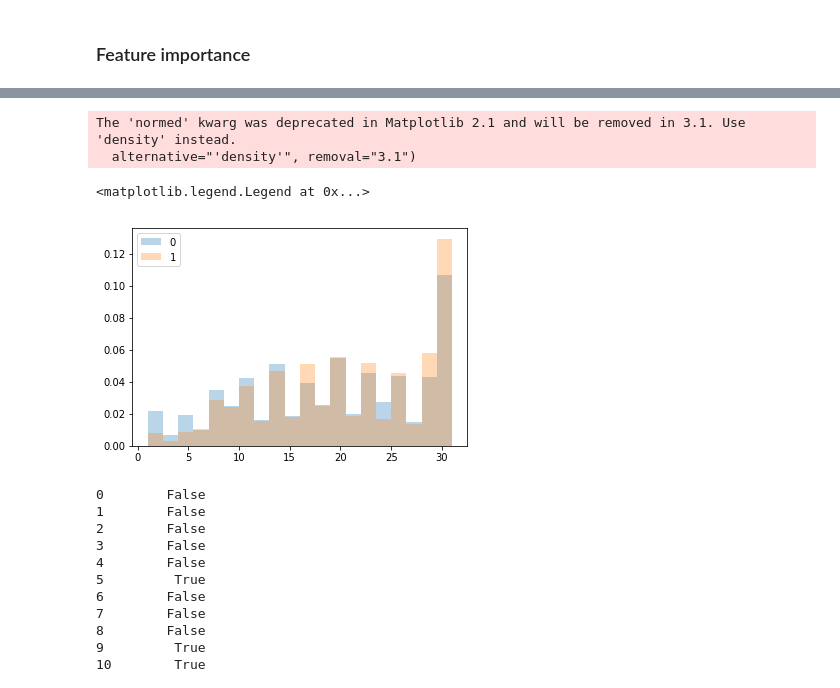
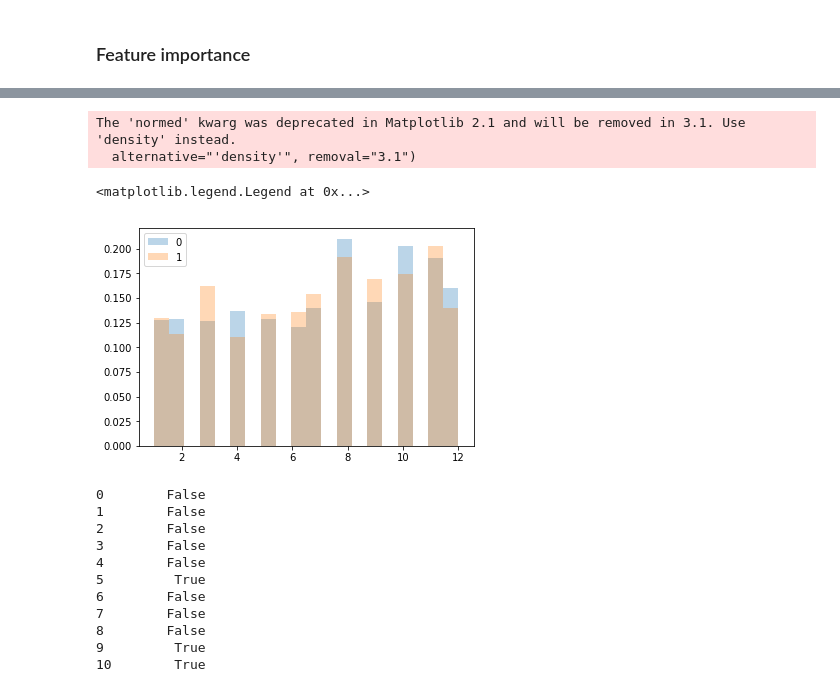
Before and after one commit to GiuliettaR/customer_retention_model, a Jupyter notebook: customer_churn-Copy1.ipynb, the cells around one changed output, grey strips where cells are left out. Saved outputs shown, nothing was run; the diff lists cells and outputs as text; code cells hidden in the pictures.

```diff
--- a/customer_churn-Copy1.ipynb
+++ b/customer_churn-Copy1.ipynb
@@ -4,3 +8,31 @@ import numpy as np
+# %%
+class Encoder():
+    def __init__(self, columns):
+        self.encoder = None
+        self.col_names = None
+        self.columns = columns
+        self.values = []
+
+    def fit(self, X):
+        X = X.loc[:, self.columns].astype(str)
+        self.values = [np.unique(X[col]) for col in X]
+        self.encoder = OneHotEncoder(categories=self.values, handle_unknown='ignore')
+
+        self.encoder.fit(X)
+        col_names = []
+        for column, values in zip(self.columns, self.values):
+            for value in values:
+
+                col_names.append(f'{column}_{value}')
+        self.col_names = col_names
+
+    def transform(self, X):
+        ar = self.encoder.transform(X.loc[:, self.columns].astype(str))
+        ar = ar.todense()
+        X = X.drop(columns=self.columns)
+        for i, col in enumerate(self.col_names):
+            X[col] = ar[:, i]
+        return X
 # %% [markdown]
 ### Load in Customer Data
 # %%
@@ -93,5 +121,6 @@ X = invoices.merge(customers, how='left', left_on=['CustID'], right_on=['Custome
 X = X.merge(accounts, how='left', on=['Account_ID'])
 X = X.merge(industry, how='left', left_on=['CustID'],right_on=['CustID'])
 X = X.merge(pr, how='left', left_on=['Year','Month'], right_on=['Year','Month'])
-X.drop(columns=['CustID', 'CustomerID'], inplace=True)
+X.drop(columns=['CustomerID'], inplace=True)
 y = pd.Series(repeat, dtype=int)
+ids = X['CustID']
@@ -97,0 +135,2 @@ y = pd.Series(repeat, dtype=int)
+# %%
+X.drop(columns=['CustID'], inplace=True)
@@ -104,8 +149,11 @@ Since we don't have enough data after this date, we can't include it in our trai
 # %%
 y = y[X['Date'] < cutoff_date]
+ids = ids[X['Date'] < cutoff_date]
 X = X[X['Date'] < cutoff_date]
 
+
 X.drop(columns=['Date'], inplace=True)
+X.drop(columns=['Day'], inplace=True)
 # %% [markdown]
 ### Split Data
 # %%
@@ -699,13 +726,13 @@ Length: 566, dtype: int64
 # %%
 fig, ax = plt.subplots()
-ax.hist(X.loc[y==0,'Day'], bins=20, alpha=0.3, label='0', normed=True)
-ax.hist(X.loc[y==1,'Day'], bins=20, alpha=0.3, label='1', normed=True)
+ax.hist(X.loc[y==0,'Month'], bins=20, alpha=0.3, label='0', normed=True)
+ax.hist(X.loc[y==1,'Month'], bins=20, alpha=0.3, label='1', normed=True)
 ax.legend()
 # %% [output]
 The 'normed' kwarg was deprecated in Matplotlib 2.1 and will be removed in 3.1. Use 'density' instead.
   alternative="'density'", removal="3.1")
 <matplotlib.legend.Legend at 0x...>
-[figure, old version]
+[figure, new version]
 # %%
 y == 0
 # %% [output]
```
Also changed, not shown: parts of 54 cells of this notebook, 1 other file.
